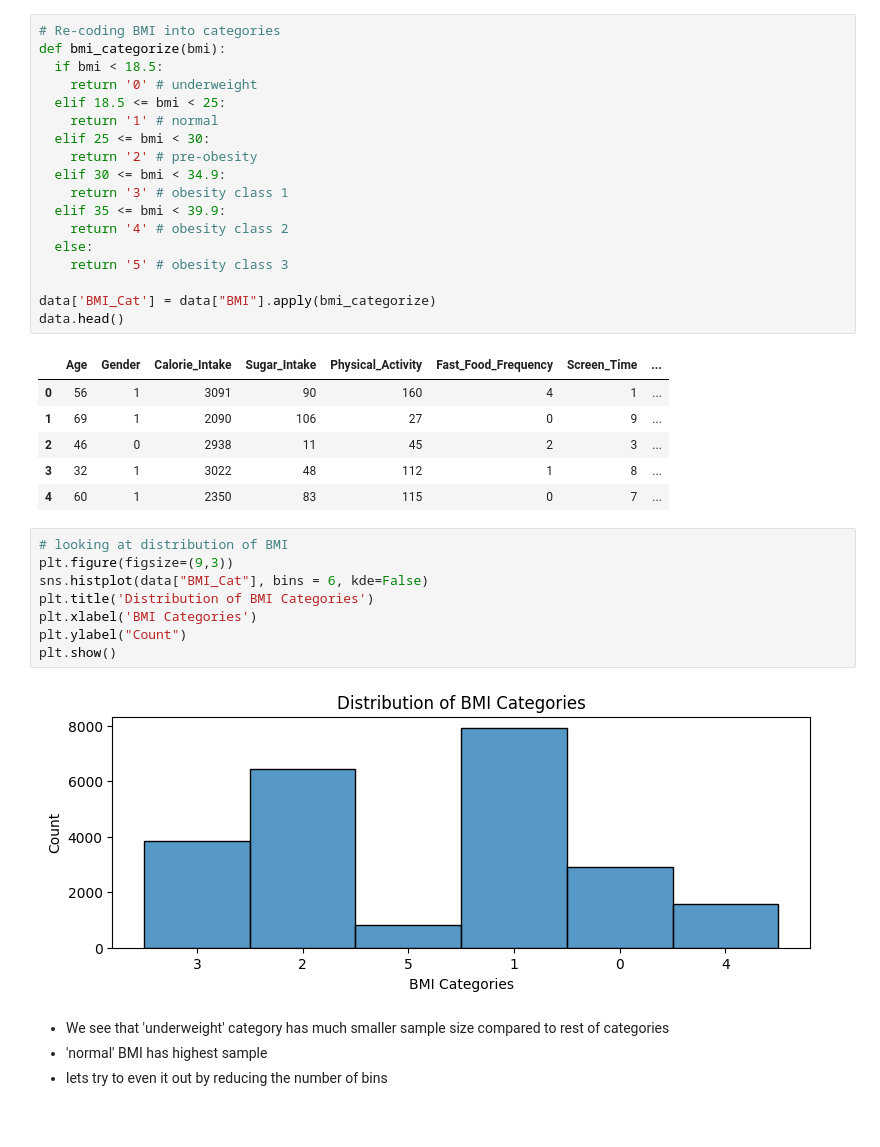
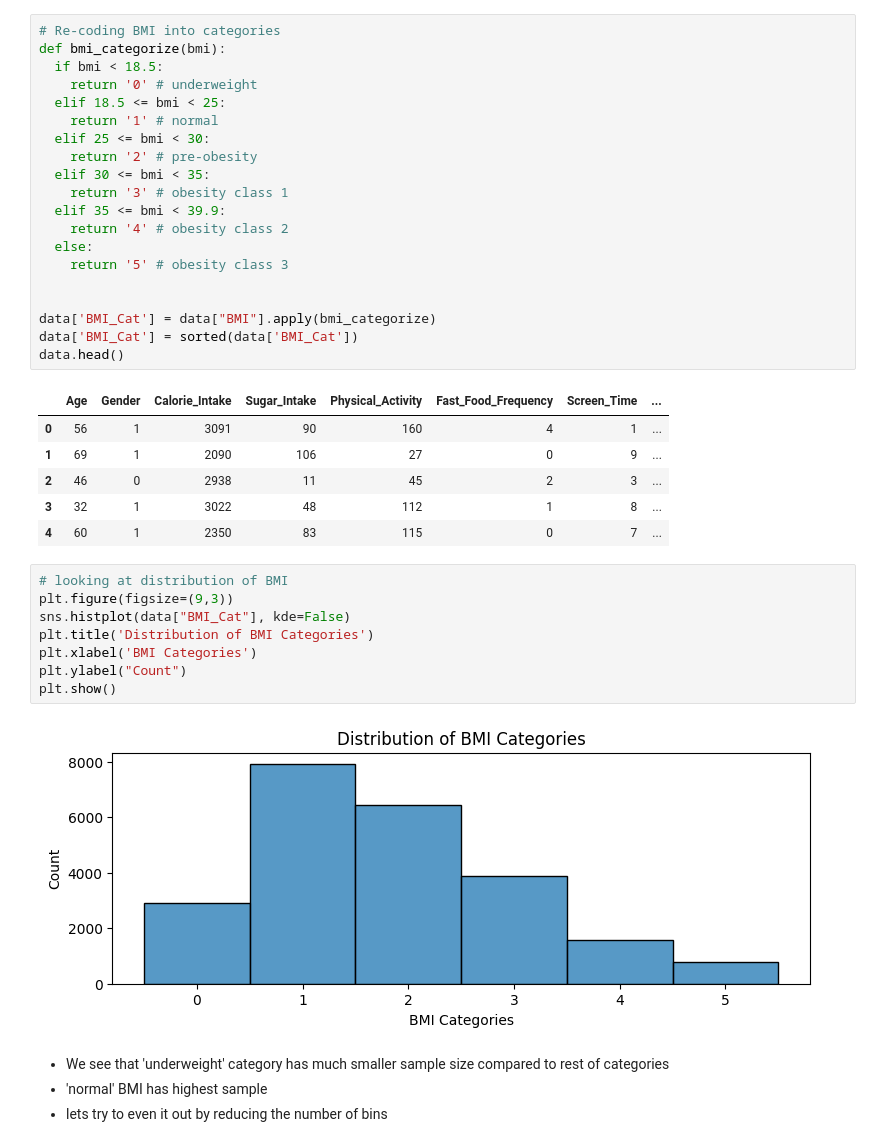
Before and after one commit to Jinyu-Luo/CHL5230, a Jupyter notebook: Datathon_1_BMI_Lily_Edit.ipynb, the cells around one changed output. Saved outputs shown, nothing was run; the diff lists cells and outputs as text.

```diff
--- a/Datathon_1_BMI_Lily_Edit.ipynb
+++ b/Datathon_1_BMI_Lily_Edit.ipynb
@@ -145,14 +145,16 @@ def bmi_categorize(bmi):
     return '1' # normal
   elif 25 <= bmi < 30:
     return '2' # pre-obesity
-  elif 30 <= bmi < 34.9:
+  elif 30 <= bmi < 35:
     return '3' # obesity class 1
   elif 35 <= bmi < 39.9:
     return '4' # obesity class 2
   else:
     return '5' # obesity class 3
 
+
 data['BMI_Cat'] = data["BMI"].apply(bmi_categorize)
+data['BMI_Cat'] = sorted(data['BMI_Cat'])
 data.head()
 # %% [output]
 |  | Age | Gender | Calorie_Intake | Sugar_Intake | Physical_Activity | Fast_Food_Frequency | Screen_Time | ... |
@@ -164,13 +166,13 @@ data.head()
 # %%
 # looking at distribution of BMI
 plt.figure(figsize=(9,3))
-sns.histplot(data["BMI_Cat"], bins = 6, kde=False)
+sns.histplot(data["BMI_Cat"], kde=False)
 plt.title('Distribution of BMI Categories')
 plt.xlabel('BMI Categories')
 plt.ylabel("Count")
 plt.show()
 # %% [output]
-[figure, old version]
+[figure, new version]
 # %% [markdown]
 - We see that 'underweight' category has much smaller sample size compared to rest of categories
 - 'normal' BMI has highest sample
```
Also changed, not shown: parts of 2 cells of this notebook.
